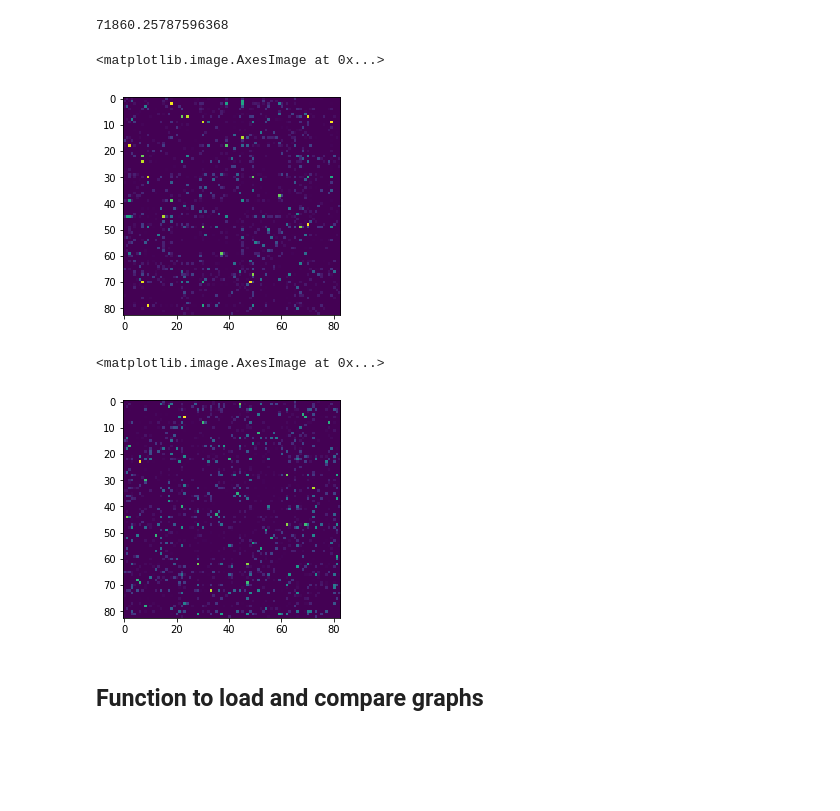
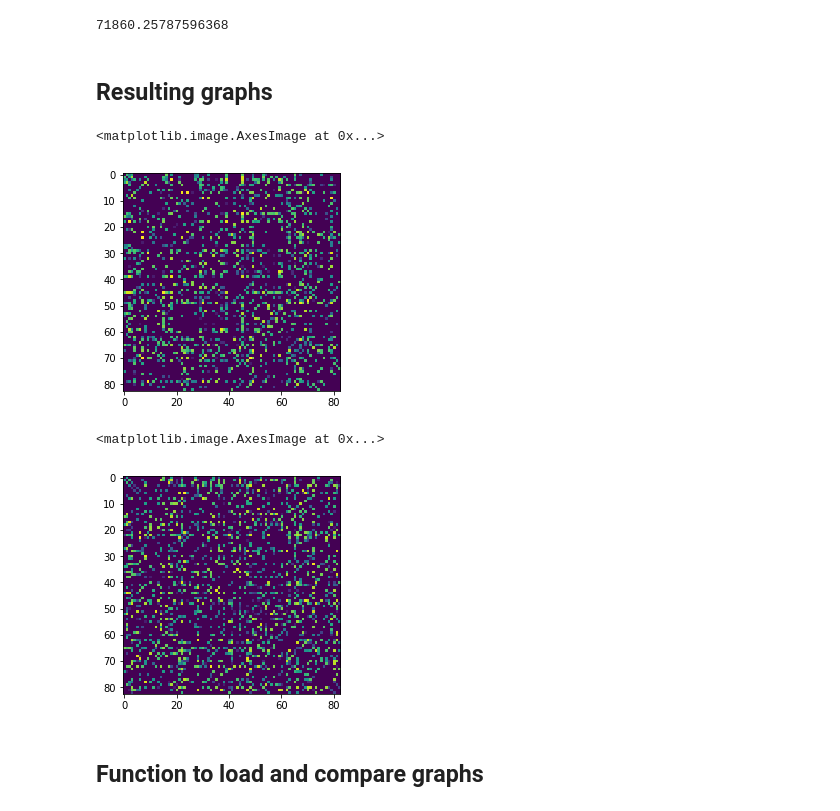
Before and after one commit to neurodata/aloftus, a Jupyter notebook: pr-diff.ipynb, the cells around one changed output. Saved outputs shown, nothing was run; the diff lists cells and outputs as text; code cells hidden in the pictures; blank space fills up the shorter version.

Commit message:
log graphs

```diff
--- a/pr-diff.ipynb
+++ b/pr-diff.ipynb
@@ -168,16 +168,18 @@ matrix([[  0,  97,   0, ...,   0,   0,   0],
 np.linalg.norm(eric_mat - master_mat, ord='fro')
 # %% [output]
 71860.25787596368
+# %% [markdown]
+## Resulting graphs
 # %%
-plt.imshow(eric_mat)
+plt.imshow(np.log10(eric_mat + 1))
 # %% [output]
 <matplotlib.image.AxesImage at 0x...>
-[figure, old version]
+[figure, new version]
 # %%
-plt.imshow(master_mat)
+plt.imshow(np.log10(master_mat + 1))
 # %% [output]
 <matplotlib.image.AxesImage at 0x...>
-[figure, old version]
+[figure, new version]
 # %% [markdown]
 ## Function to load and compare graphs
 # %% [markdown]
```
Also changed, not shown: parts of 1 cell of this notebook.
